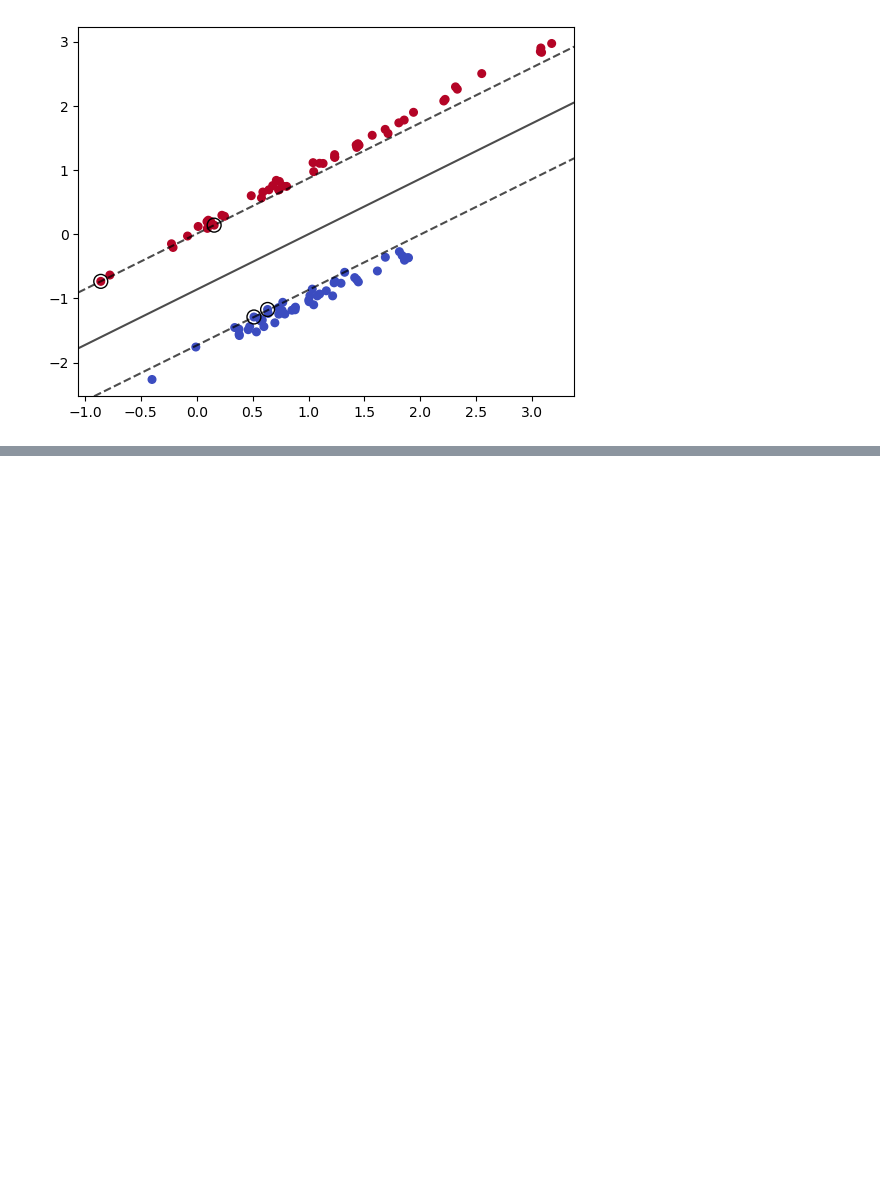
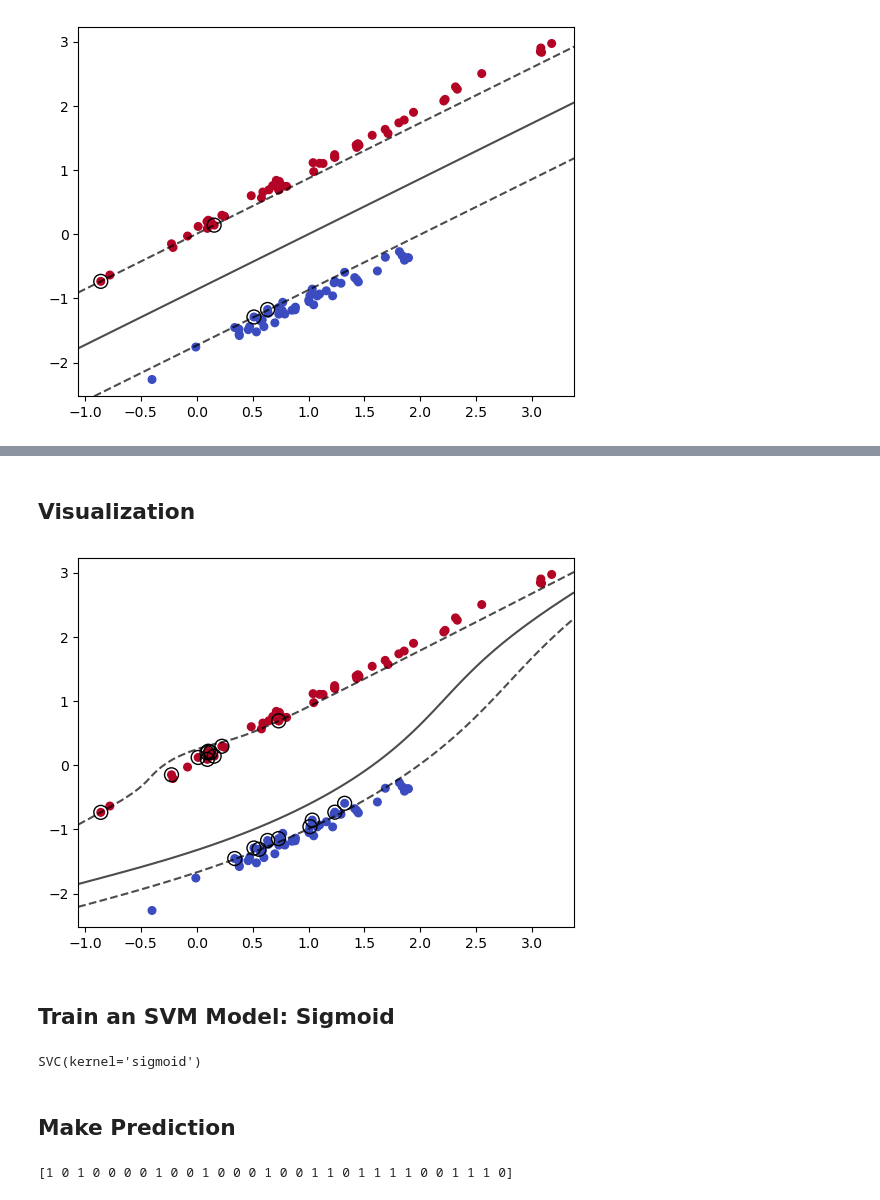
Before and after one commit to snishu1992/ML-Practice, a Jupyter notebook: 05-SVM.ipynb, the cells around one changed output, grey strips where cells are left out. Cells and saved outputs as stored; diff of their text form; code cells hidden in the pictures; blank space fills up the shorter version.

```diff
--- a/05-SVM.ipynb
+++ b/05-SVM.ipynb
@@ -102,0 +137,3 @@ array([0, 0, 1, 0, 0, 0, 0, 1, 0, 1, 0, 0, 1, 1, 1, 0, 0, 1, 1, 1, 0, 1,
+# %%
+model = SVC(kernel='poly', C=1.0, gamma='scale')
+model.fit(X_train, y_train)
@@ -102,0 +166,20 @@ array([0, 0, 1, 0, 0, 0, 0, 1, 0, 1, 0, 0, 1, 1, 1, 0, 0, 1, 1, 1, 0, 1,
+# %% [markdown]
+## Visualization
+# %%
+plot_decision_boundary(X, y, model)
+# %% [output]
+[figure, added]
+# %% [markdown]
+## Train an SVM Model: Sigmoid
+# %%
+model = SVC(kernel='sigmoid', C=1.0, gamma='scale')
+model.fit(X_train, y_train)
+# %% [output]
+SVC(kernel='sigmoid')
+# %% [markdown]
+## Make Prediction
+# %%
+y_pred = model.predict(X_test)
+print(y_pred)
+# %% [output]
+[1 0 1 0 0 0 0 1 0 0 1 0 0 0 1 0 0 1 1 0 1 1 1 1 0 0 1 1 1 0]
```
Also changed, not shown: parts of 23 cells of this notebook.
